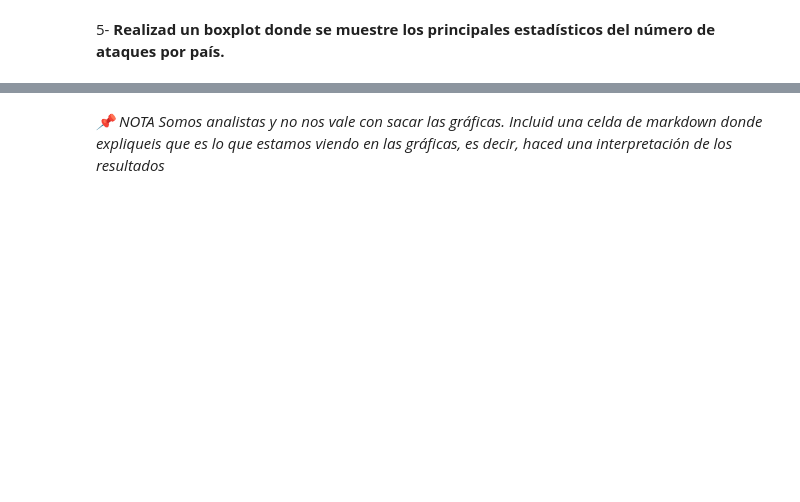
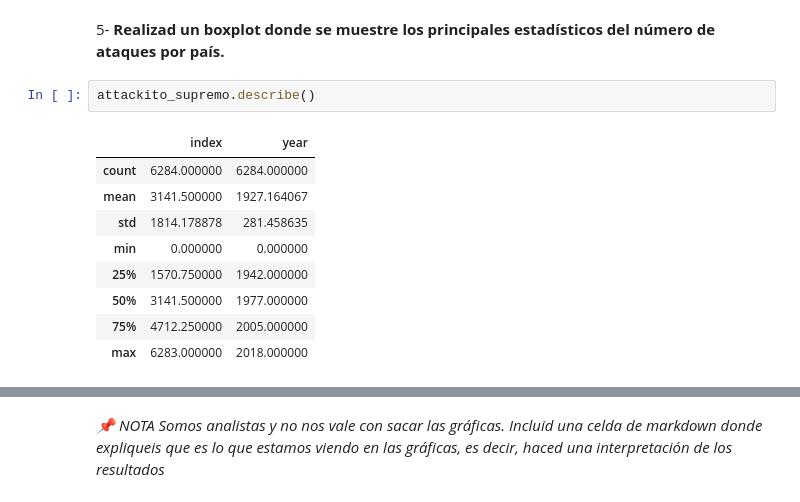
Before and after one commit to Adalab/DA-promo-A-module-2-pairprog-1-pair-4-Lidia-Guadalupe, a Jupyter notebook: Visualización/Pair_7_Visualizaciones_3.ipynb, the cells around one changed output, grey strips where cells are left out. Drawn from its saved outputs; the diff is of its cells as text; blank space fills up the shorter version.

```diff
--- a/Visualización/Pair_7_Visualizaciones_3.ipynb
+++ b/Visualización/Pair_7_Visualizaciones_3.ipynb
@@ -67,2 +72,14 @@ df_uas.head(4)
 # %% [markdown]
 5- **Realizad un boxplot donde se muestre los principales estadísticos del número de ataques por país.**
+# %%
+attackito_supremo.describe()
+# %% [output]
+|  | index | year |
+| count | 6284.000000 | 6284.000000 |
+| mean | 3141.500000 | 1927.164067 |
+| std | 1814.178878 | 281.458635 |
+| min | 0.000000 | 0.000000 |
+| 25% | 1570.750000 | 1942.000000 |
+| 50% | 3141.500000 | 1977.000000 |
+| 75% | 4712.250000 | 2005.000000 |
+| max | 6283.000000 | 2018.000000 |
```
Also changed, not shown: parts of 7 cells of this notebook, 1 other file.
